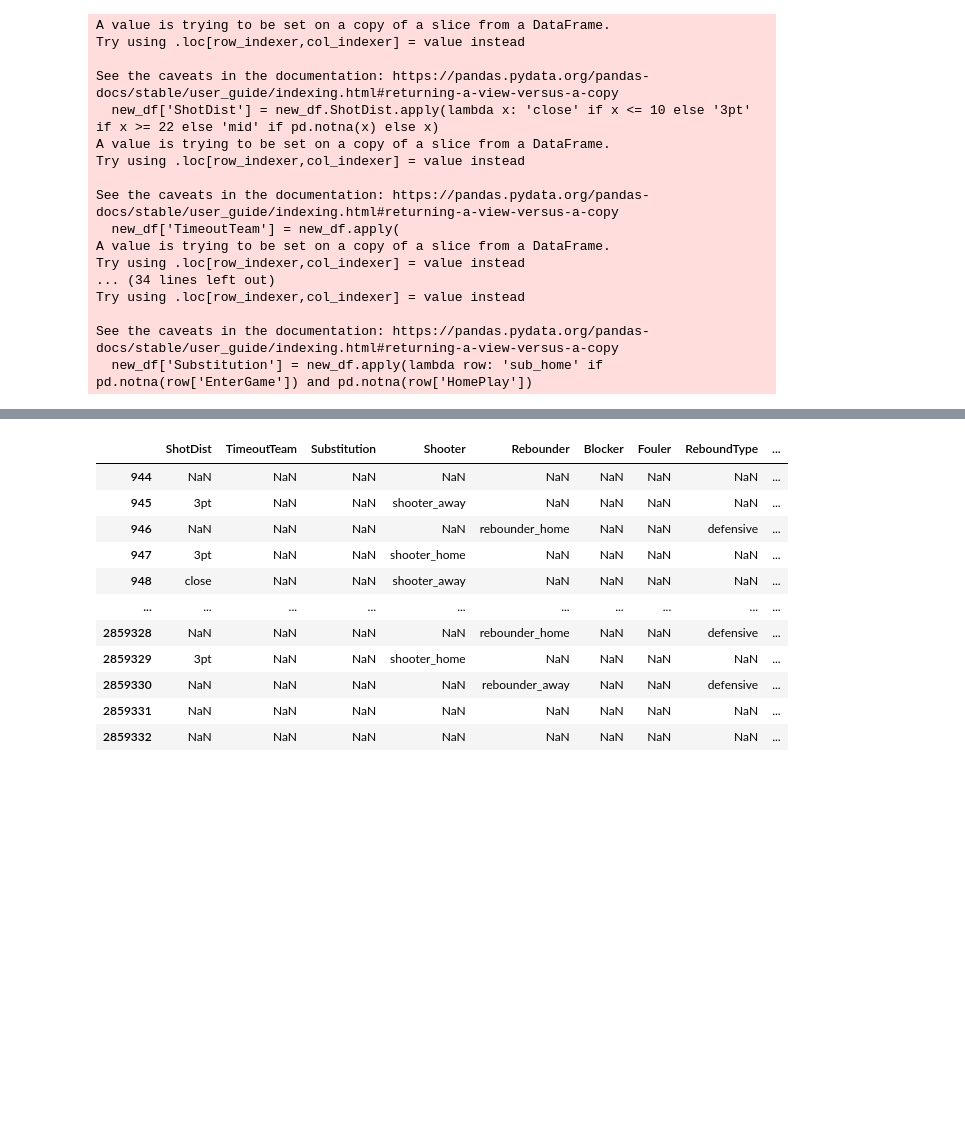
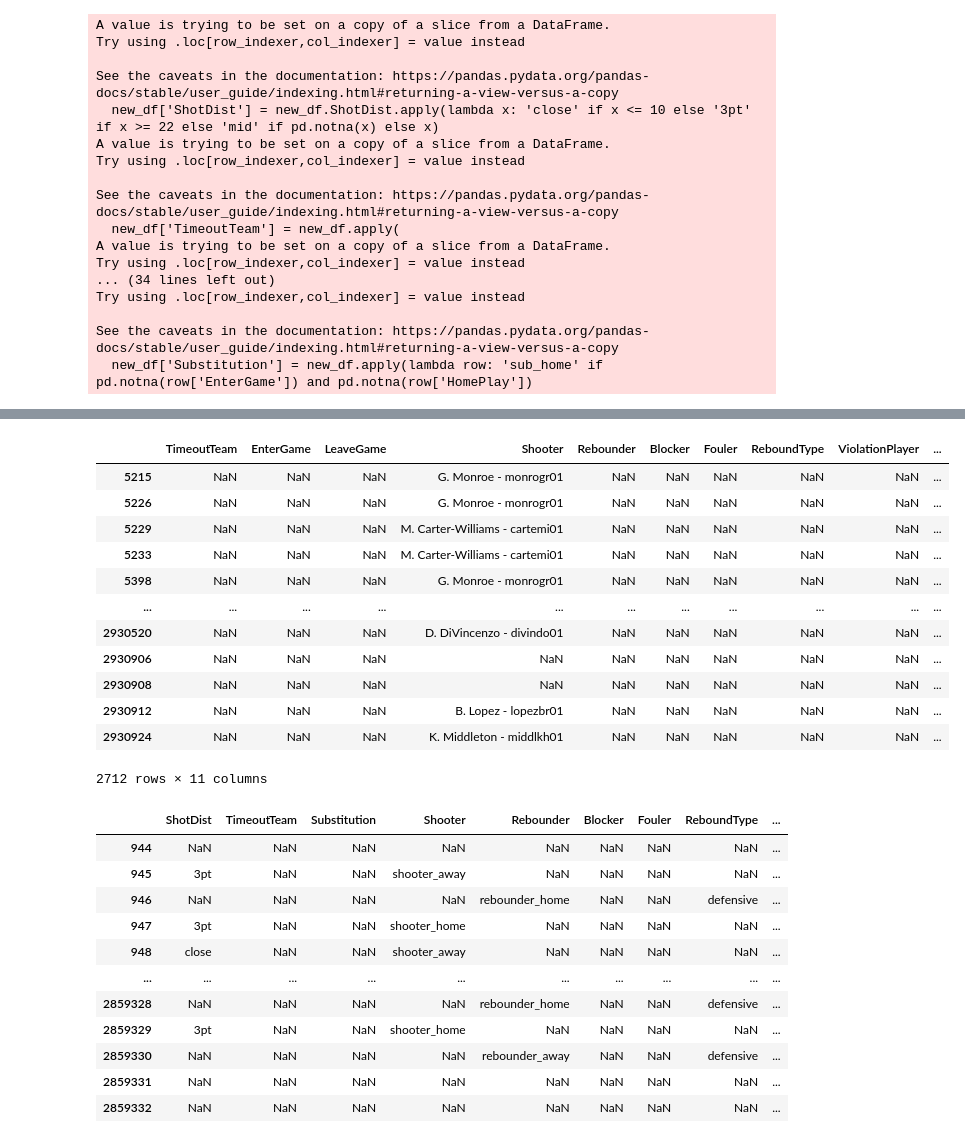
Before and after one commit to isevr/NBA_runs_prediction, a Jupyter notebook: new.ipynb, the cells around one changed output, grey strips where cells are left out. Cells and saved outputs as stored; diff of their text form; code cells hidden in the pictures; blank space fills up the shorter version.

```diff
--- a/new.ipynb
+++ b/new.ipynb
@@ -162,0 +172,10 @@ all_runs.extend(away_runs)
+# %%
+features = ['TimeoutTeam','EnterGame',
+                'LeaveGame','Shooter',
+                'Rebounder', 'Blocker','Fouler',
+                'ReboundType','ViolationPlayer',
+                'FreeThrowShooter','TurnoverPlayer']
+# %%
+v = []
+for run in home_runs:
+    v.append(og_df.loc[run[0]-10:run[0]-1, features])
@@ -163,3 +202,19 @@ all_runs.extend(away_runs)
+# %%
+og_df.loc[run[0]-10:run[0]-1, factors][features]
+# %% [output]
+|  | TimeoutTeam | EnterGame | LeaveGame | Shooter | Rebounder | Blocker | Fouler | ReboundType | ViolationPlayer | ... |
+| 5215 | NaN | NaN | NaN | G. Monroe - monrogr01 | NaN | NaN | NaN | NaN | NaN | ... |
+| 5226 | NaN | NaN | NaN | G. Monroe - monrogr01 | NaN | NaN | NaN | NaN | NaN | ... |
+| 5229 | NaN | NaN | NaN | M. Carter-Williams - cartemi01 | NaN | NaN | NaN | NaN | NaN | ... |
+| 5233 | NaN | NaN | NaN | M. Carter-Williams - cartemi01 | NaN | NaN | NaN | NaN | NaN | ... |
+| 5398 | NaN | NaN | NaN | G. Monroe - monrogr01 | NaN | NaN | NaN | NaN | NaN | ... |
+| ... | ... | ... | ... | ... | ... | ... | ... | ... | ... | ... |
+| 2930520 | NaN | NaN | NaN | D. DiVincenzo - divindo01 | NaN | NaN | NaN | NaN | NaN | ... |
+| 2930906 | NaN | NaN | NaN | NaN | NaN | NaN | NaN | NaN | NaN | ... |
+| 2930908 | NaN | NaN | NaN | NaN | NaN | NaN | NaN | NaN | NaN | ... |
+| 2930912 | NaN | NaN | NaN | B. Lopez - lopezbr01 | NaN | NaN | NaN | NaN | NaN | ... |
+| 2930924 | NaN | NaN | NaN | K. Middleton - middlkh01 | NaN | NaN | NaN | NaN | NaN | ... |
+2712 rows × 11 columns
 # %%
 new_df = new_df[factors]
 new_df
```
Also changed, not shown: parts of 3 cells of this notebook, 1 other file.
